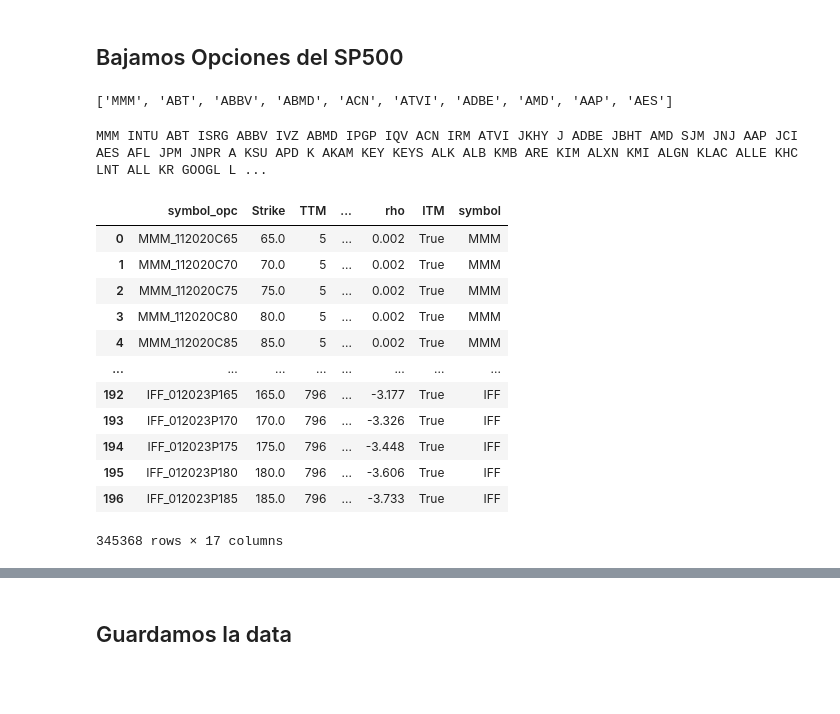
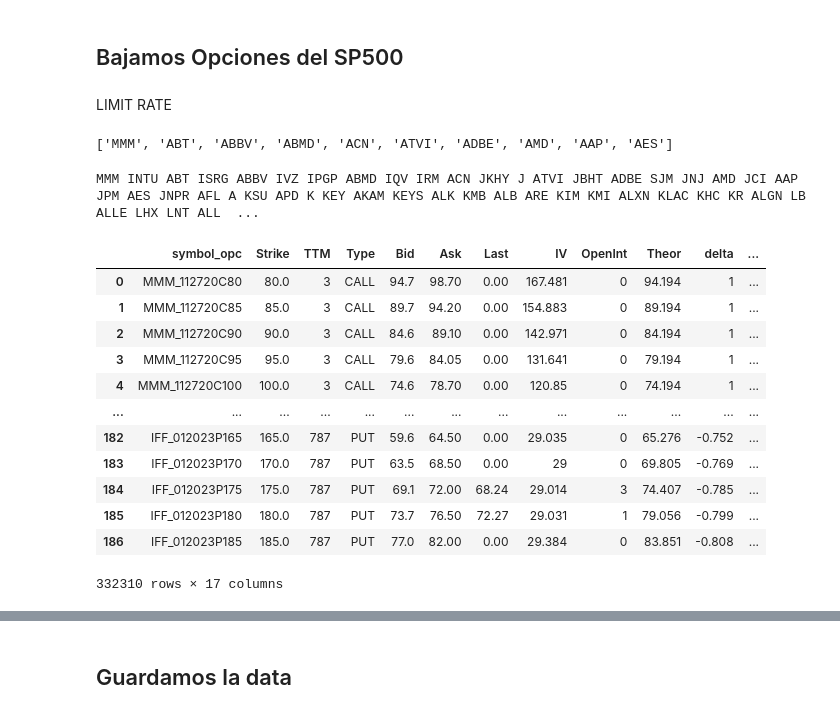
Before and after one commit to matiasmanero19/Topicos-de-Trading-Algoritmico, a Jupyter notebook: clase3_data.ipynb, the cells around one changed output, grey strips where cells are left out. Saved outputs shown, nothing was run; the diff lists cells and outputs as text; code cells hidden in the pictures; blank space fills up the shorter version.

```diff
--- a/clase3_data.ipynb
+++ b/clase3_data.ipynb
@@ -162,5 +164,7 @@ tabla.columns = ['symbol_opc','Strike','TTM','Type','Bid','Ask','Last','IV','Ope
                  'delta', 'gamma', 'theta', 'vega', 'rho','ITM']
 
 tabla['symbol'] = ticker
+
+pd.options.display.max_columns = 20
 tabla
 # %% [output]
@@ -311,6 +316,8 @@ grafCols(['OpenInt'], 'CALL', size=(10,8))
 [interactive output not drawn]
 # %% [markdown]
 ## Bajamos Opciones del SP500
+# %% [markdown]
+LIMIT RATE
 # %%
 with open('data/inicial/wiki_sp500.dat', 'rb') as file:
     loaded = pickle.load(file)
@@ -325,37 +332,43 @@ subs = np.array_split(tickers, n_threads)
 # %%
 %%time
 
 dfs = []
 def worker(tickers):
     for ticker in tickers:
-        print(ticker, end=' ')
-        df = optionsDF(options(ticker))
-        dfs.append(df)
+        for n in range(5):
+            try:
+                print(ticker, end=' ')
+                df = optionsDF(options(ticker))
+                dfs.append(df)
+                break
+            except:
+                print(f'{"="*5} No se pudo descargar {ticker} Intento {n}{"="*5}\n')
+                time.sleep(0.1)
     return df
 
 threads = []
 for i in range(n_threads):
     t = threading.Thread(target=worker, args=(subs[i],))
     threads.append(t)
     t.start()
 
 for t in threads:
     t.join()
 
 sp500_opciones = pd.concat(dfs)
 sp500_opciones
 # %% [output]
-MMM INTU ABT ISRG ABBV IVZ ABMD IPGP IQV ACN IRM ATVI JKHY J ADBE JBHT AMD SJM JNJ AAP JCI AES AFL JPM JNPR A KSU APD K AKAM KEY KEYS ALK ALB KMB ARE KIM ALXN KMI ALGN KLAC ALLE KHC LNT ALL KR GOOGL L ...
+MMM INTU ABT ISRG ABBV IVZ IPGP ABMD IQV IRM ACN JKHY J ATVI JBHT ADBE SJM JNJ AMD JCI AAP JPM AES JNPR AFL A KSU APD K KEY AKAM KEYS ALK KMB ALB ARE KIM KMI ALXN KLAC KHC KR ALGN LB ALLE LHX LNT ALL  ...
-|  | symbol_opc | Strike | TTM | ... | rho | ITM | symbol |
-| 0 | MMM_112020C65 | 65.0 | 5 | ... | 0.002 | True | MMM |
-| 1 | MMM_112020C70 | 70.0 | 5 | ... | 0.002 | True | MMM |
-| 2 | MMM_112020C75 | 75.0 | 5 | ... | 0.002 | True | MMM |
-| 3 | MMM_112020C80 | 80.0 | 5 | ... | 0.002 | True | MMM |
-| 4 | MMM_112020C85 | 85.0 | 5 | ... | 0.002 | True | MMM |
-| ... | ... | ... | ... | ... | ... | ... | ... |
-| 192 | IFF_012023P165 | 165.0 | 796 | ... | -3.177 | True | IFF |
-| 193 | IFF_012023P170 | 170.0 | 796 | ... | -3.326 | True | IFF |
-| 194 | IFF_012023P175 | 175.0 | 796 | ... | -3.448 | True | IFF |
-| 195 | IFF_012023P180 | 180.0 | 796 | ... | -3.606 | True | IFF |
-| 196 | IFF_012023P185 | 185.0 | 796 | ... | -3.733 | True | IFF |
+|  | symbol_opc | Strike | TTM | Type | Bid | Ask | Last | IV | OpenInt | Theor | delta | ... |
+| 0 | MMM_112720C80 | 80.0 | 3 | CALL | 94.7 | 98.70 | 0.00 | 167.481 | 0 | 94.194 | 1 | ... |
+| 1 | MMM_112720C85 | 85.0 | 3 | CALL | 89.7 | 94.20 | 0.00 | 154.883 | 0 | 89.194 | 1 | ... |
+| 2 | MMM_112720C90 | 90.0 | 3 | CALL | 84.6 | 89.10 | 0.00 | 142.971 | 0 | 84.194 | 1 | ... |
+| 3 | MMM_112720C95 | 95.0 | 3 | CALL | 79.6 | 84.05 | 0.00 | 131.641 | 0 | 79.194 | 1 | ... |
+| 4 | MMM_112720C100 | 100.0 | 3 | CALL | 74.6 | 78.70 | 0.00 | 120.85 | 0 | 74.194 | 1 | ... |
+| ... | ... | ... | ... | ... | ... | ... | ... | ... | ... | ... | ... | ... |
+| 182 | IFF_012023P165 | 165.0 | 787 | PUT | 59.6 | 64.50 | 0.00 | 29.035 | 0 | 65.276 | -0.752 | ... |
+| 183 | IFF_012023P170 | 170.0 | 787 | PUT | 63.5 | 68.50 | 0.00 | 29 | 0 | 69.805 | -0.769 | ... |
+| 184 | IFF_012023P175 | 175.0 | 787 | PUT | 69.1 | 72.00 | 68.24 | 29.014 | 3 | 74.407 | -0.785 | ... |
+| 185 | IFF_012023P180 | 180.0 | 787 | PUT | 73.7 | 76.50 | 72.27 | 29.031 | 1 | 79.056 | -0.799 | ... |
+| 186 | IFF_012023P185 | 185.0 | 787 | PUT | 77.0 | 82.00 | 0.00 | 29.384 | 0 | 83.851 | -0.808 | ... |
-345368 rows × 17 columns
+332310 rows × 17 columns
```
Also changed, not shown: parts of 60 cells of this notebook, 13 other files.
